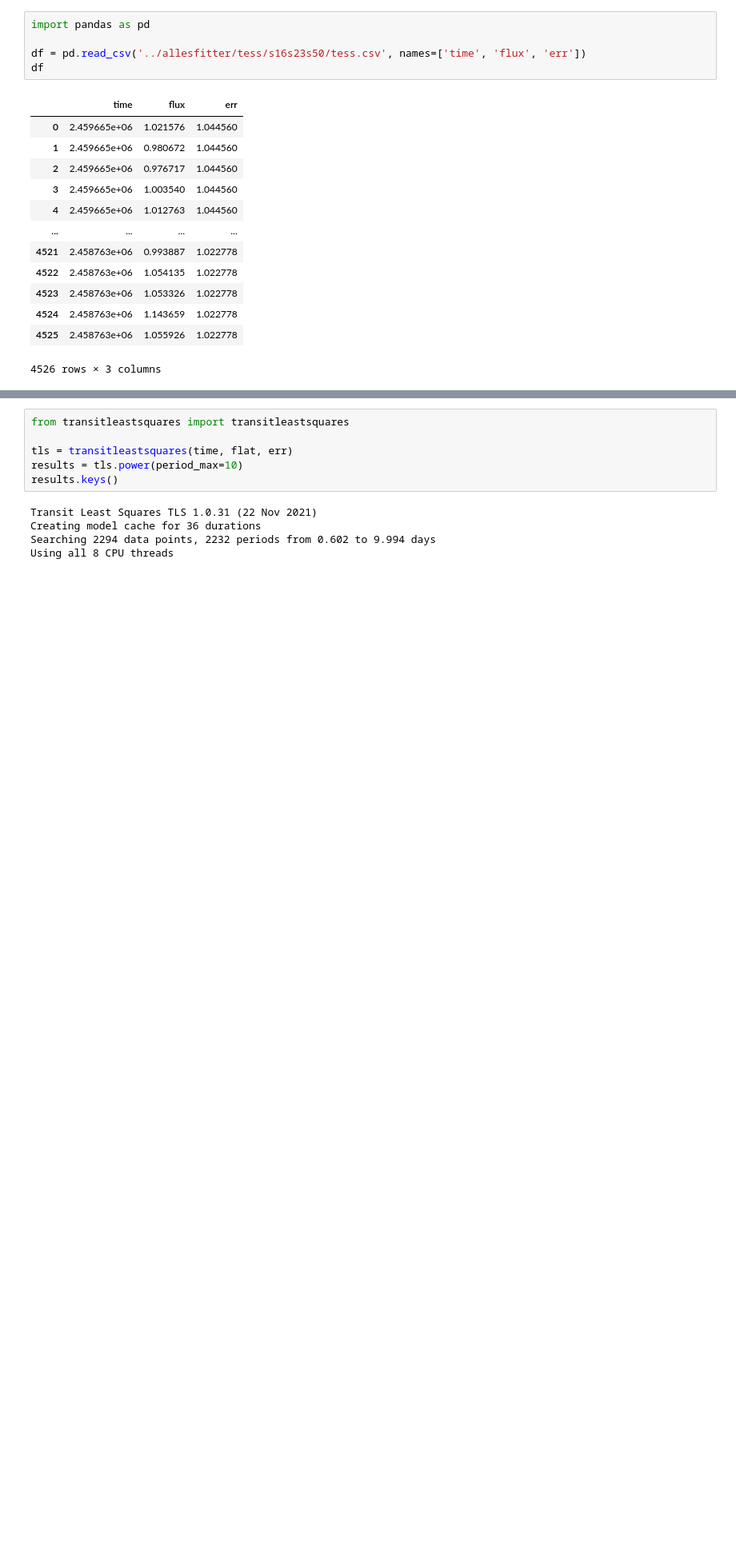
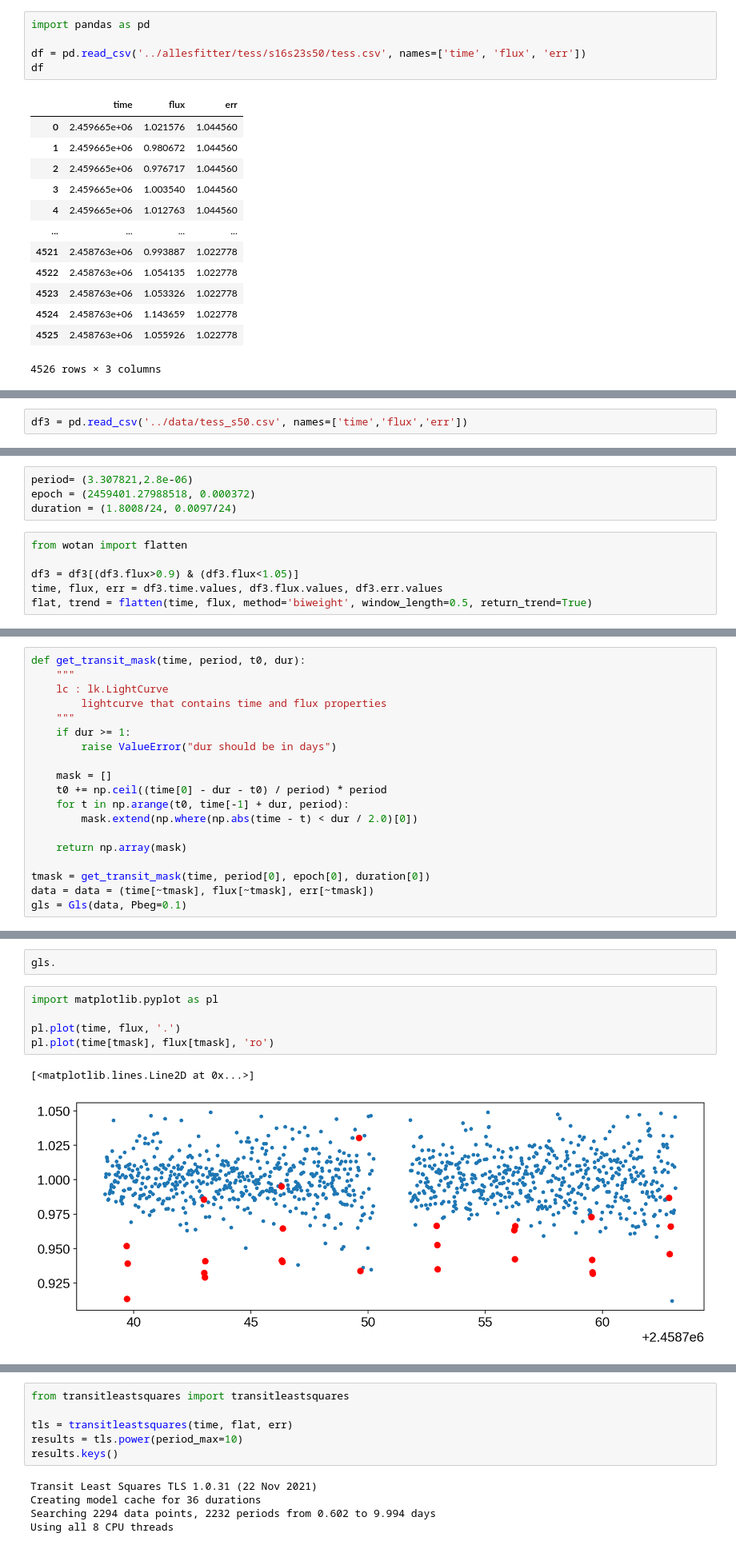
Before and after one commit to jpdeleon/toi5671, a Jupyter notebook: notebooks/TESS_cpm_unpopular.ipynb, the cells around one changed output, grey strips where cells are left out. Shown at 80% size. Saved outputs shown, nothing was run; the diff lists cells and outputs as text; blank space fills up the shorter version.

```diff
--- a/notebooks/TESS_cpm_unpopular.ipynb
+++ b/notebooks/TESS_cpm_unpopular.ipynb
@@ -377,0 +386,2 @@ df
+# %%
+df3 = pd.read_csv('../data/tess_s50.csv', names=['time','flux','err'])
@@ -377,0 +393,10 @@ df
+# %%
+period= (3.307821,2.8e-06)
+epoch = (2459401.27988518, 0.000372)
+duration = (1.8008/24, 0.0097/24)
+# %%
+from wotan import flatten
+
+df3 = df3[(df3.flux>0.9) & (df3.flux<1.05)]
+time, flux, err = df3.time.values, df3.flux.values, df3.err.values
+flat, trend = flatten(time, flux, method='biweight', window_length=0.5, return_trend=True)
@@ -377,0 +405,19 @@ df
+# %%
+def get_transit_mask(time, period, t0, dur):
+    """
+    lc : lk.LightCurve
+        lightcurve that contains time and flux properties
+    """
+    if dur >= 1:
+        raise ValueError("dur should be in days")
+
+    mask = []
+    t0 += np.ceil((time[0] - dur - t0) / period) * period
+    for t in np.arange(t0, time[-1] + dur, period):
+        mask.extend(np.where(np.abs(time - t) < dur / 2.0)[0])
+
+    return np.array(mask)
+
+tmask = get_transit_mask(time, period[0], epoch[0], duration[0])
+data = data = (time[~tmask], flux[~tmask], err[~tmask])
+gls = Gls(data, Pbeg=0.1)
@@ -377,0 +439,10 @@ df
+# %%
+gls.
+# %%
+import matplotlib.pyplot as pl
+
+pl.plot(time, flux, '.')
+pl.plot(time[tmask], flux[tmask], 'ro')
+# %% [output]
+[<matplotlib.lines.Line2D at 0x...>]
+[figure, added]
```
Also changed, not shown: parts of 11 cells of this notebook, 55 other files.
